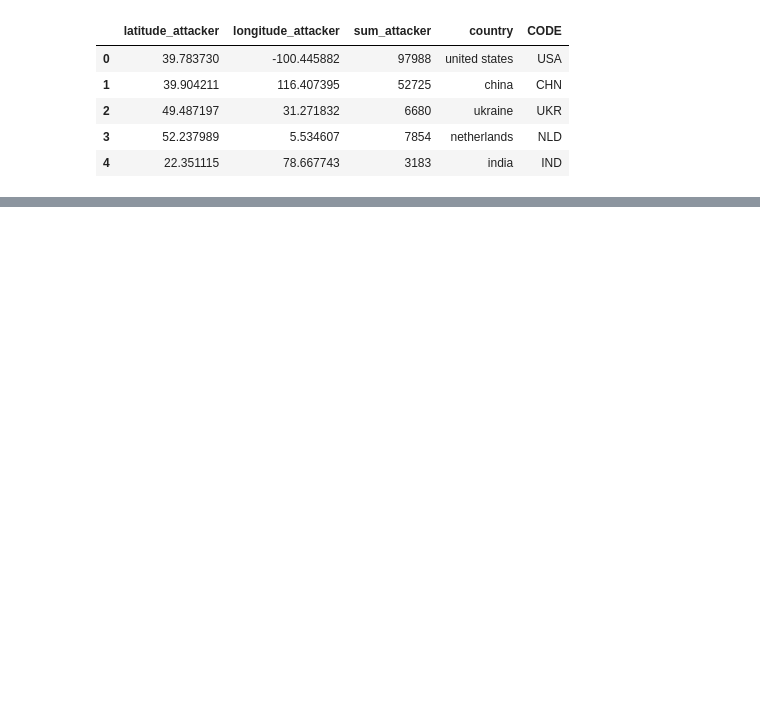
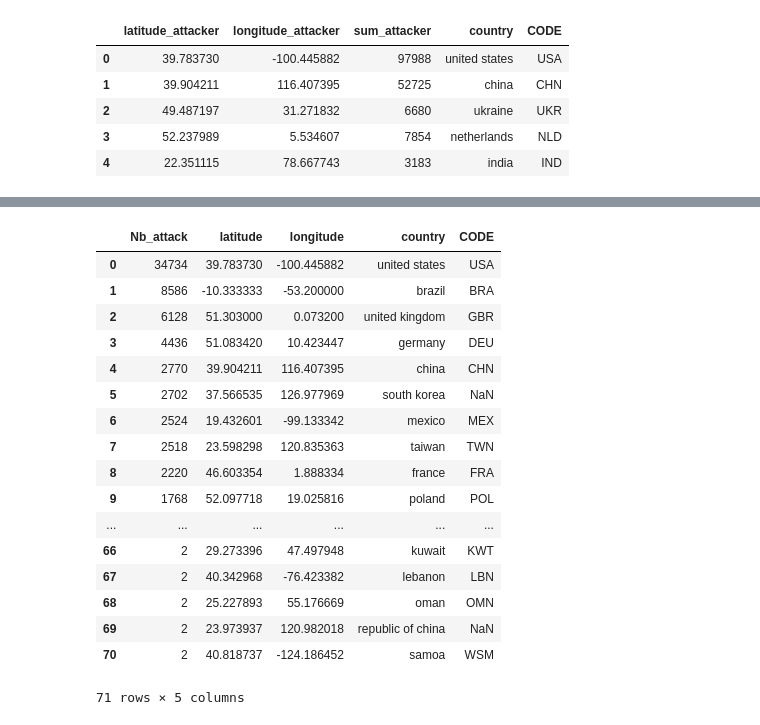
Before and after one commit to LoannMch/TableaudeBord, a Jupyter notebook: scripts/script_analyse_data/map.ipynb, the cells around one changed output, grey strips where cells are left out. Saved outputs shown, nothing was run; the diff lists cells and outputs as text; code cells hidden in the pictures; blank space fills up the shorter version.

```diff
--- a/scripts/script_analyse_data/map.ipynb
+++ b/scripts/script_analyse_data/map.ipynb
@@ -398,0 +336,3 @@ len(zone_h) - zone_h['retrieveCountry'].isnull().sum()
+# %%
+df_country['latitude'] = df_country['lattitude_longitude'].apply(lambda x : x[0])
+df_country['longitude'] = df_country['lattitude_longitude'].apply(lambda x : x[1])
@@ -398,0 +348,7 @@ len(zone_h) - zone_h['retrieveCountry'].isnull().sum()
+# %%
+df_zone_h = pd.merge(df_zone_h, df_country, how = 'left', on= ['Pays']).dropna()
+# %%
+df_zone_h['country'] = df_zone_h['Pays']
+df_zone_h = df_zone_h.drop(['Pays'], axis = 'columns')
+# %%
+df_zone_h = pd.merge(df_zone_h, df_code_country, how = 'left', on = ['country'])[['Nb_attack', 'latitude', 'longitude', 'country', 'CODE']]
@@ -398,0 +393,21 @@ len(zone_h) - zone_h['retrieveCountry'].isnull().sum()
+# %%
+df_zone_h
+# %% [output]
+|  | Nb_attack | latitude | longitude | country | CODE |
+| 0 | 34734 | 39.783730 | -100.445882 | united states | USA |
+| 1 | 8586 | -10.333333 | -53.200000 | brazil | BRA |
+| 2 | 6128 | 51.303000 | 0.073200 | united kingdom | GBR |
+| 3 | 4436 | 51.083420 | 10.423447 | germany | DEU |
+| 4 | 2770 | 39.904211 | 116.407395 | china | CHN |
+| 5 | 2702 | 37.566535 | 126.977969 | south korea | NaN |
+| 6 | 2524 | 19.432601 | -99.133342 | mexico | MEX |
+| 7 | 2518 | 23.598298 | 120.835363 | taiwan | TWN |
+| 8 | 2220 | 46.603354 | 1.888334 | france | FRA |
+| 9 | 1768 | 52.097718 | 19.025816 | poland | POL |
+| ... | ... | ... | ... | ... | ... |
+| 66 | 2 | 29.273396 | 47.497948 | kuwait | KWT |
+| 67 | 2 | 40.342968 | -76.423382 | lebanon | LBN |
+| 68 | 2 | 25.227893 | 55.176669 | oman | OMN |
+| 69 | 2 | 23.973937 | 120.982018 | republic of china | NaN |
+| 70 | 2 | 40.818737 | -124.186452 | samoa | WSM |
+71 rows × 5 columns
```
Also changed, not shown: parts of 29 cells of this notebook.
